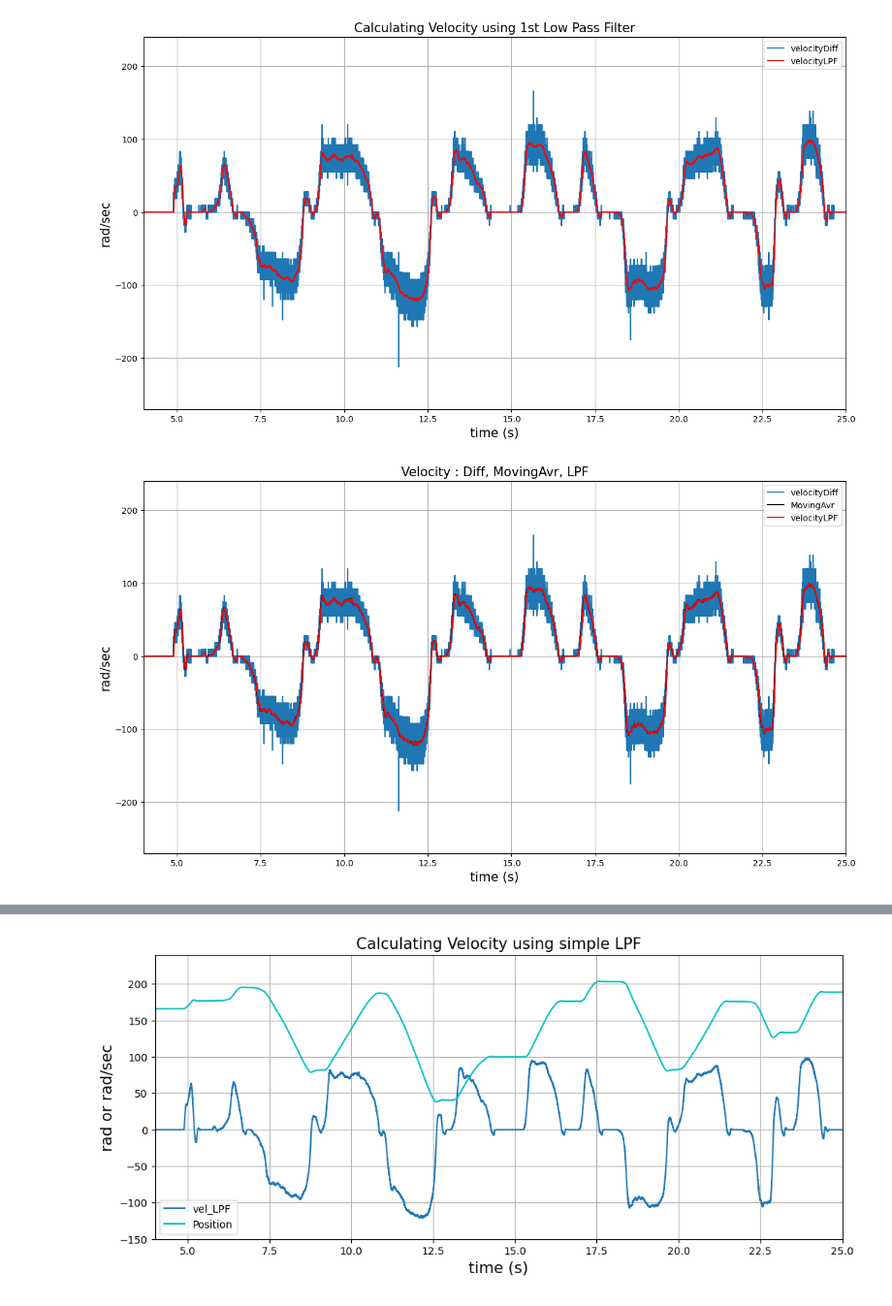
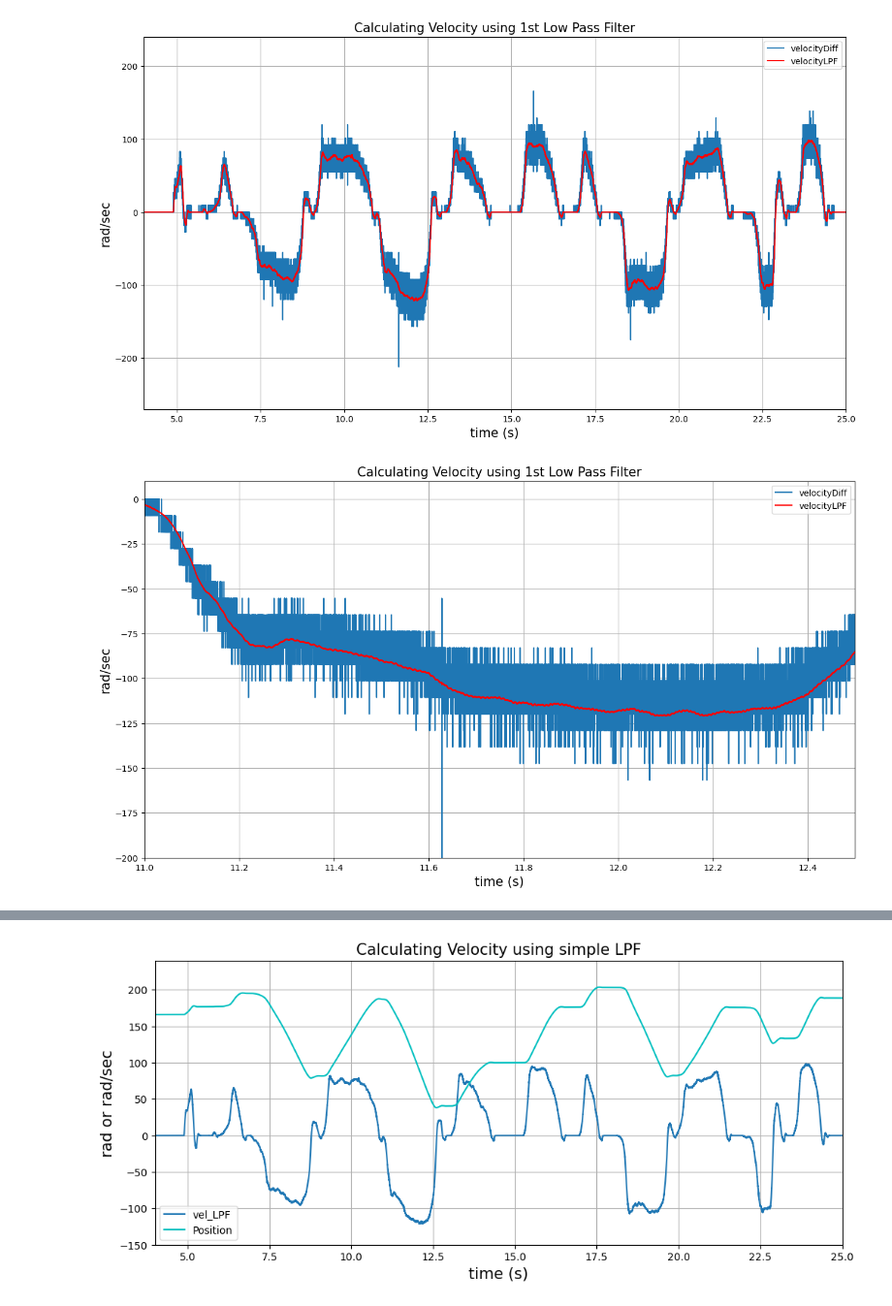
Before and after one commit to PinkWink/for_ROS2_study, a Jupyter notebook: 공짜술/filter tutorials/calc_vel_from_encoder.ipynb, the cells around one changed output, grey strips where cells are left out. Shown at 97% size. Saved outputs shown, nothing was run; the diff lists cells and outputs as text; code cells hidden in the pictures.

```diff
--- a/공짜술/filter tutorials/calc_vel_from_encoder.ipynb
+++ b/공짜술/filter tutorials/calc_vel_from_encoder.ipynb
@@ -53,14 +53,11 @@ from signal_processor import SignalProcessor
 sp = SignalProcessor(window_size=100, alpha=0.0099)
 
 lp = []
-ma = []
 
 for val in raw_data.vel_diff:
     lp.append(sp.low_pass_filter(val))
-    ma.append(sp.moving_average(val))
 
 raw_data['vel_LPF'] = lp
-raw_data['vel_MA'] = ma
 # %%
 plt.figure(figsize=(15,8))
 plt.plot(raw_data.time, raw_data.vel_diff, raw_data.time, raw_data.vel_LPF, 'r')
@@ -74,14 +71,12 @@ plt.grid(True)
 [figure]
 # %%
 plt.figure(figsize=(15,8))
-plt.plot(   raw_data.time, raw_data.vel_diff,
-            raw_data.time, raw_data.vel_MA, 'k',
-            raw_data.time, raw_data.vel_LPF, 'r', )
+plt.plot(raw_data.time, raw_data.vel_diff, raw_data.time, raw_data.vel_LPF, 'r')
 plt.xlabel('time (s)', size=15)
 plt.ylabel('rad/sec', size=15)
-plt.title('Velocity : Diff, MovingAvr, LPF', size=15)
-plt.legend(['velocityDiff', 'MovingAvr', 'velocityLPF'])
-plt.axis([4, 25, -270, 240])
+plt.title('Calculating Velocity using 1st Low Pass Filter', size=15)
+plt.legend(['velocityDiff', 'velocityLPF'])
+plt.axis([11, 12.5, -200, 10])
 plt.grid(True)
 # %% [output]
-[figure, old version]
+[figure, new version]
```
Also changed, not shown: parts of 3 cells of this notebook, 2 other files.
